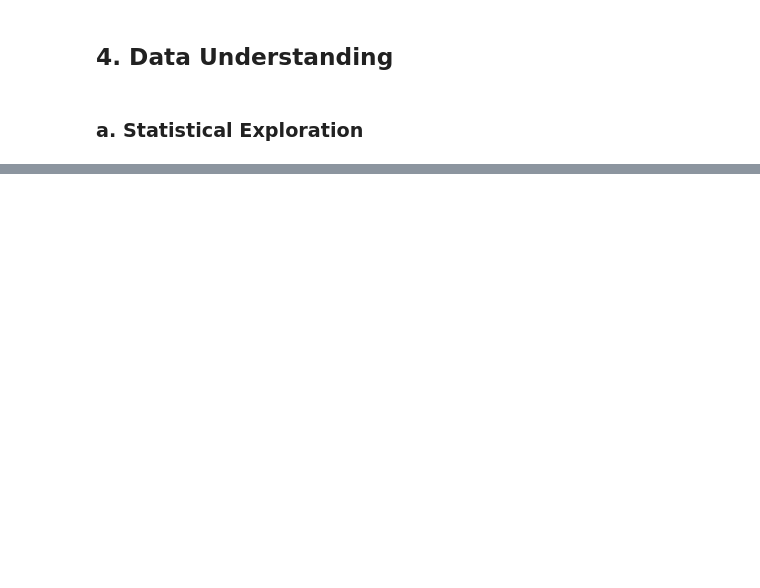
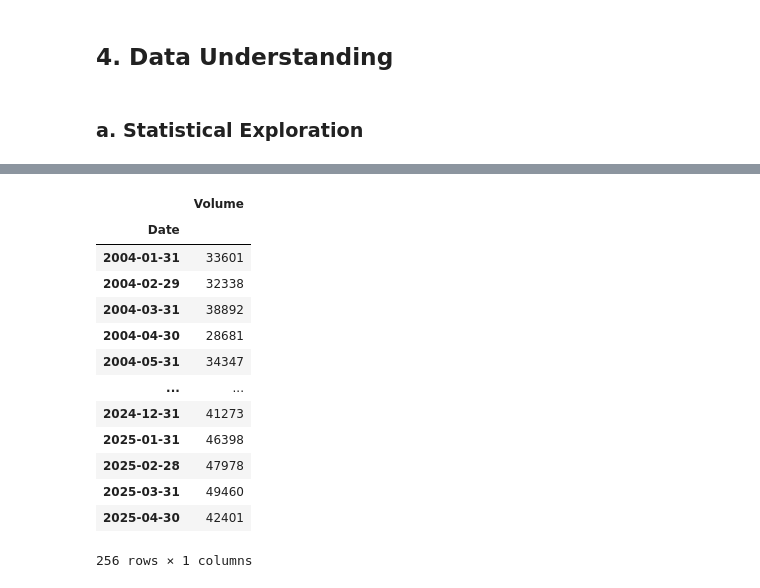
Before and after one commit to MahlatsiM/HonoursResearch, a Jupyter notebook: Car_Pred_2.0.ipynb, the cells around one changed output, grey strips where cells are left out. Saved outputs shown, nothing was run; the diff lists cells and outputs as text; code cells hidden in the pictures; blank space fills up the shorter version.

```diff
--- a/Car_Pred_2.0.ipynb
+++ b/Car_Pred_2.0.ipynb
@@ -260,0 +290,17 @@ KeyError: 'Period'
+# %%
+vol
+# %% [output]
+|  | Volume |
+| Date |  |
+| 2004-01-31 | 33601 |
+| 2004-02-29 | 32338 |
+| 2004-03-31 | 38892 |
+| 2004-04-30 | 28681 |
+| 2004-05-31 | 34347 |
+| ... | ... |
+| 2024-12-31 | 41273 |
+| 2025-01-31 | 46398 |
+| 2025-02-28 | 47978 |
+| 2025-03-31 | 49460 |
+| 2025-04-30 | 42401 |
+256 rows × 1 columns
```
Also changed, not shown: parts of 8 cells of this notebook.
